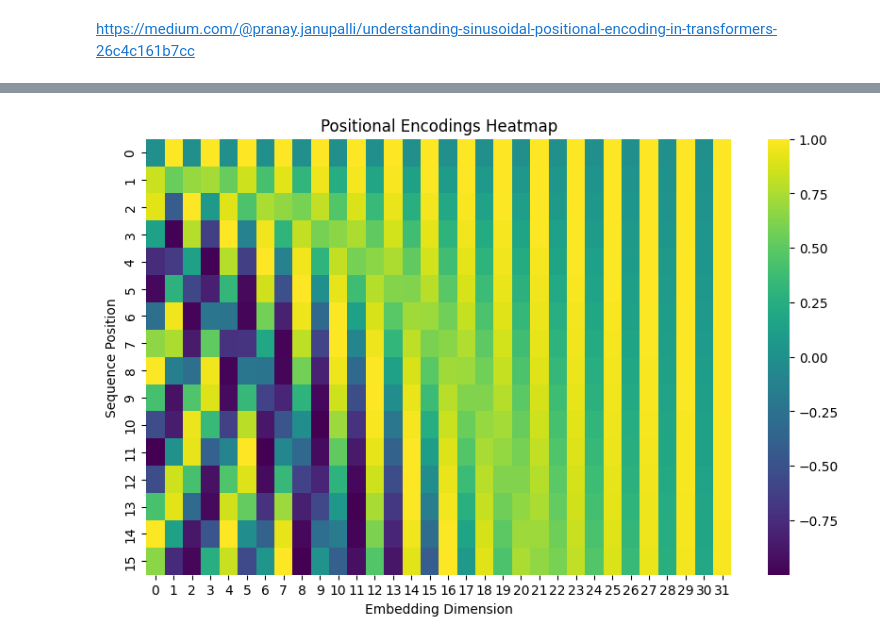
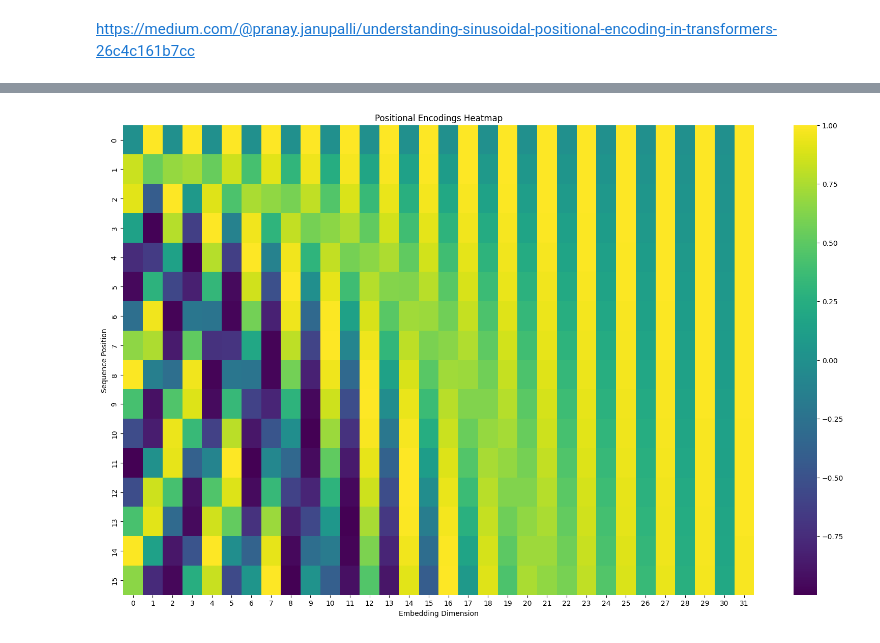
Before and after one commit to omnimose/learning-AI, a Jupyter notebook: sinusoidal_positional_encoding.ipynb, the cells around one changed output, grey strips where cells are left out. Cells and saved outputs as stored; diff of their text form; code cells hidden in the pictures.

Commit message:
positional encoding

```diff
--- a/sinusoidal_positional_encoding.ipynb
+++ b/sinusoidal_positional_encoding.ipynb
@@ -7,19 +7,22 @@ import math
 # Define the positional encoding function
 def positional_encoding(length, d_model):
     pe = torch.zeros(length, d_model)
+    freq = torch.zeros(length, d_model)
     for pos in range(length):
         for i in range(0, d_model, 2):
-            pe[pos, i] = math.sin(pos / (10000 ** ((2 * i) / d_model)))
+            pe[pos, i] = math.sin(pos / (10 ** ((2 * i) / d_model)))
+            freq[pos, i] = pos / (10 ** ((2 * i) / d_model))
             if i + 1 < d_model:
-                pe[pos, i + 1] = math.cos(pos / (10000 ** ((2 * i) / d_model)))
-    return pe
+                pe[pos, i + 1] = math.cos(pos / (10 ** ((2 * i) / d_model)))
+                freq[pos, i + 1] = pos / (10 ** ((2 * i) / d_model))
+    return pe, freq
 
 # Define the parameters
 length = 16  # The number of positions (sequence length)
 d_model = 32  # The dimension of the embedding vector
 
 # Calculate positional encodings
-positional_encodings = positional_encoding(length, d_model)
+positional_encodings, freq = positional_encoding(length, d_model)
 
 # Print the positional encodings
 print("Positional Encodings:\n", positional_encodings)
@@ -47,14 +34,14 @@ import seaborn as sns
 # %%
 # Convert positional encodings to a NumPy array for visualization
 positional_encodings_np = positional_encodings.numpy()
 
 # Plot the heatmap using Seaborn
-plt.figure(figsize=(10, 6))
+plt.figure(figsize=(20, 12))
 sns.heatmap(positional_encodings_np, cmap="viridis", annot=False)
 # sns.heatmap(positional_encodings_np, cmap="viridis", annot=True, fmt=".2f", cbar=True)
 plt.title("Positional Encodings Heatmap")
 plt.xlabel("Embedding Dimension")
 plt.ylabel("Sequence Position")
 plt.show()
 # %% [output]
-[figure, old version]
+[figure, new version]
```
Also changed, not shown: parts of 6 cells of this notebook.
